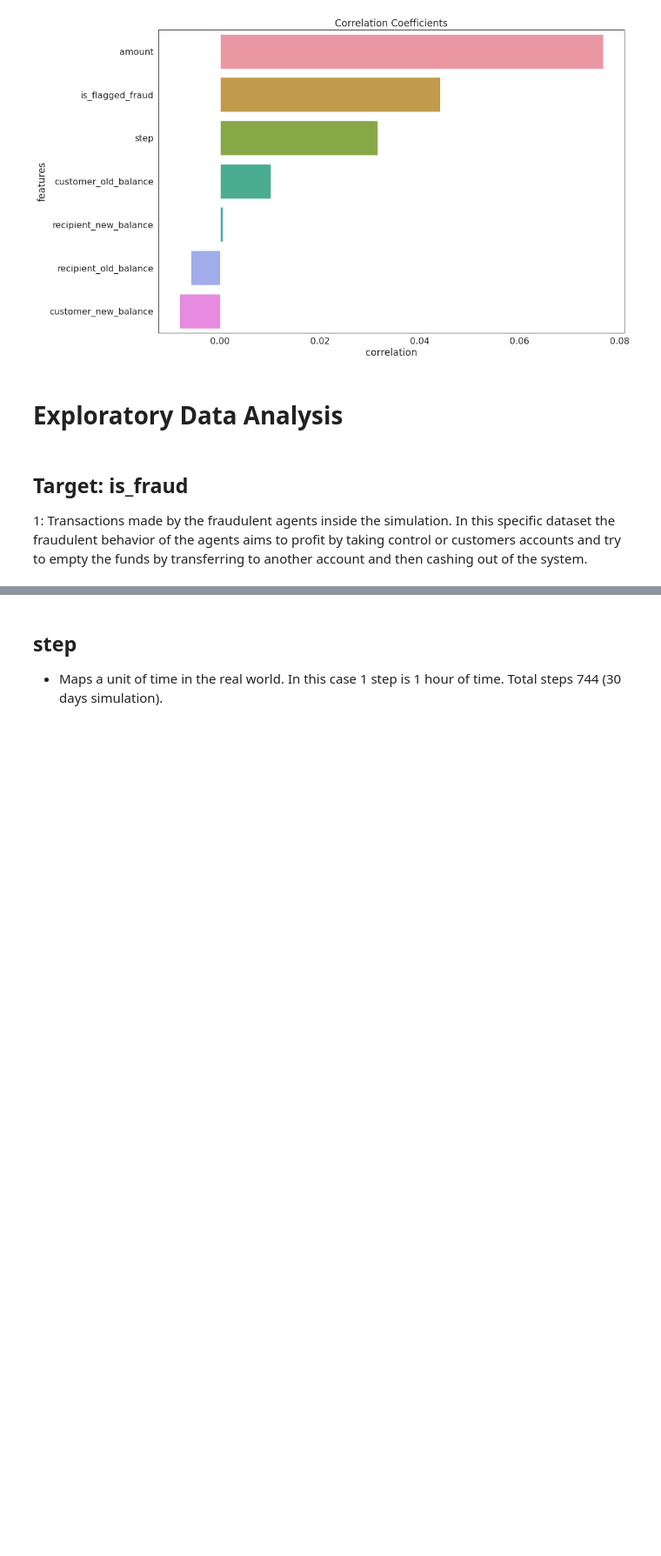
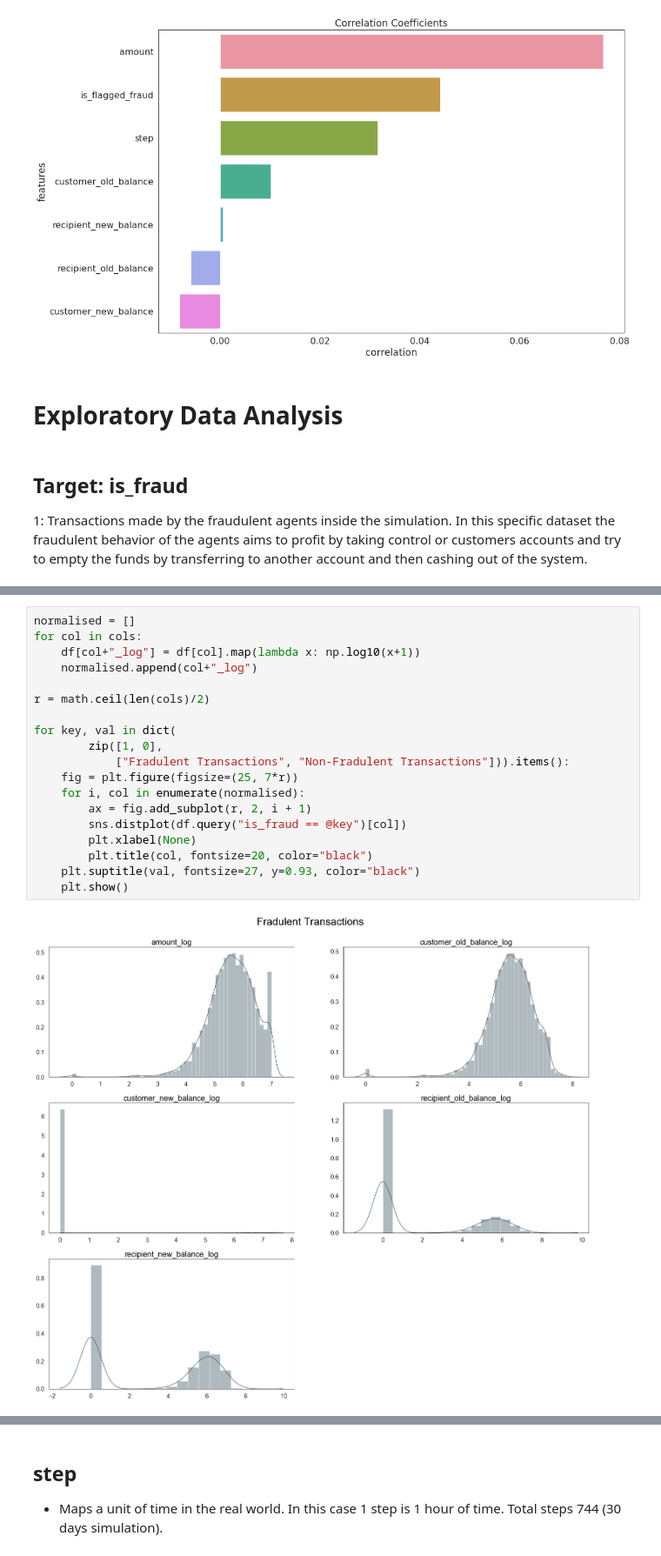
Before and after one commit to valmadrid/Detecting-Financial-Fraud-Transactions, a Jupyter notebook: financial_fraud.ipynb, the cells around one changed output, grey strips where cells are left out. Shown at 87% size. Drawn from its saved outputs; the diff is of its cells as text; blank space fills up the shorter version.

```diff
--- a/financial_fraud.ipynb
+++ b/financial_fraud.ipynb
@@ -157,0 +162,21 @@ for key, val in enumerate(["Non-Fradulent Transactions", "Fradulent Transactions
+# %%
+normalised = []
+for col in cols:
+    df[col+"_log"] = df[col].map(lambda x: np.log10(x+1))
+    normalised.append(col+"_log")
+
+r = math.ceil(len(cols)/2)
+
+for key, val in dict(
+        zip([1, 0],
+            ["Fradulent Transactions", "Non-Fradulent Transactions"])).items():
+    fig = plt.figure(figsize=(25, 7*r))
+    for i, col in enumerate(normalised):
+        ax = fig.add_subplot(r, 2, i + 1)
+        sns.distplot(df.query("is_fraud == @key")[col])
+        plt.xlabel(None)
+        plt.title(col, fontsize=20, color="black")
+    plt.suptitle(val, fontsize=27, y=0.93, color="black")
+    plt.show()
+# %% [output]
+[figure, added]
```
Also changed, not shown: parts of 54 cells of this notebook.
